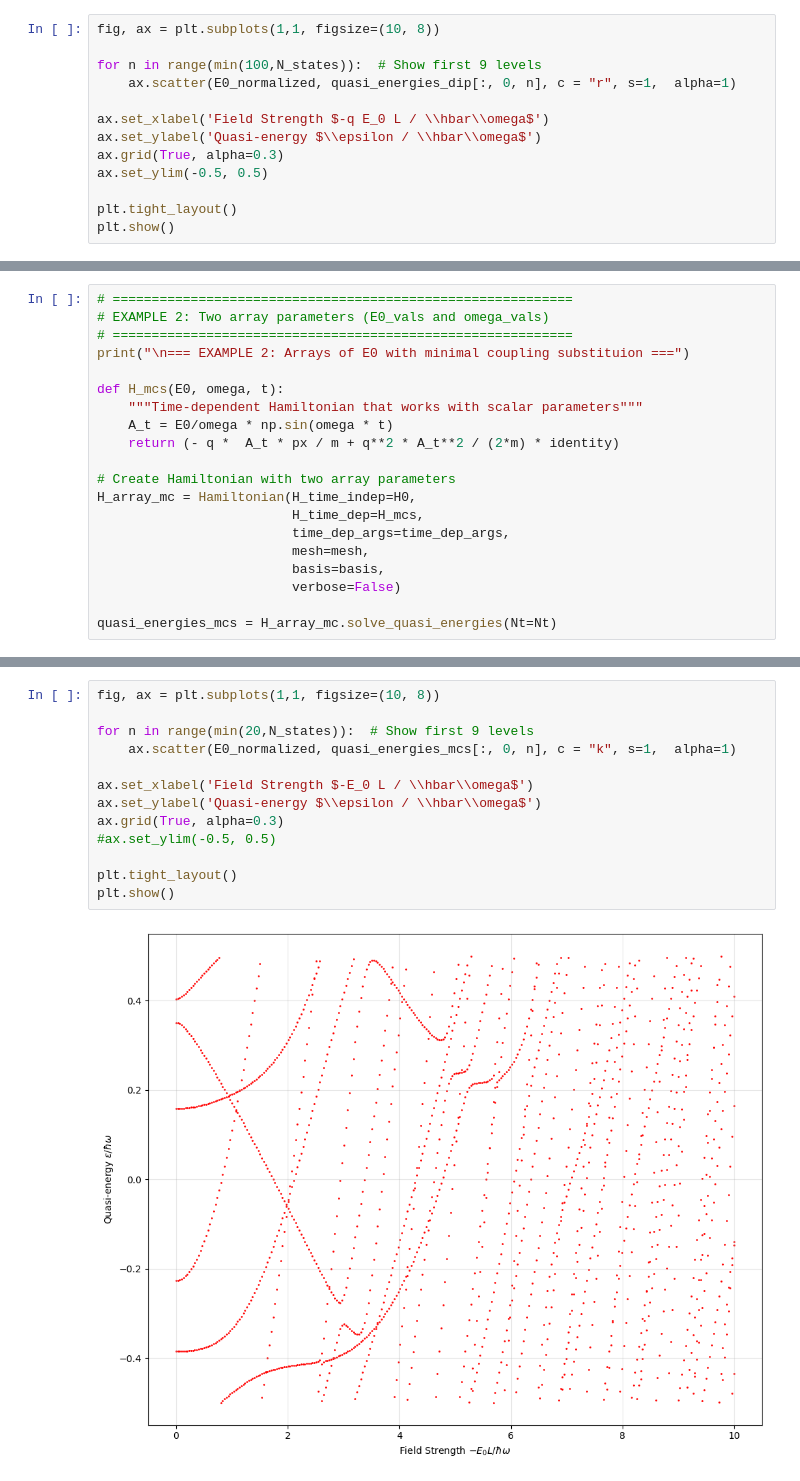
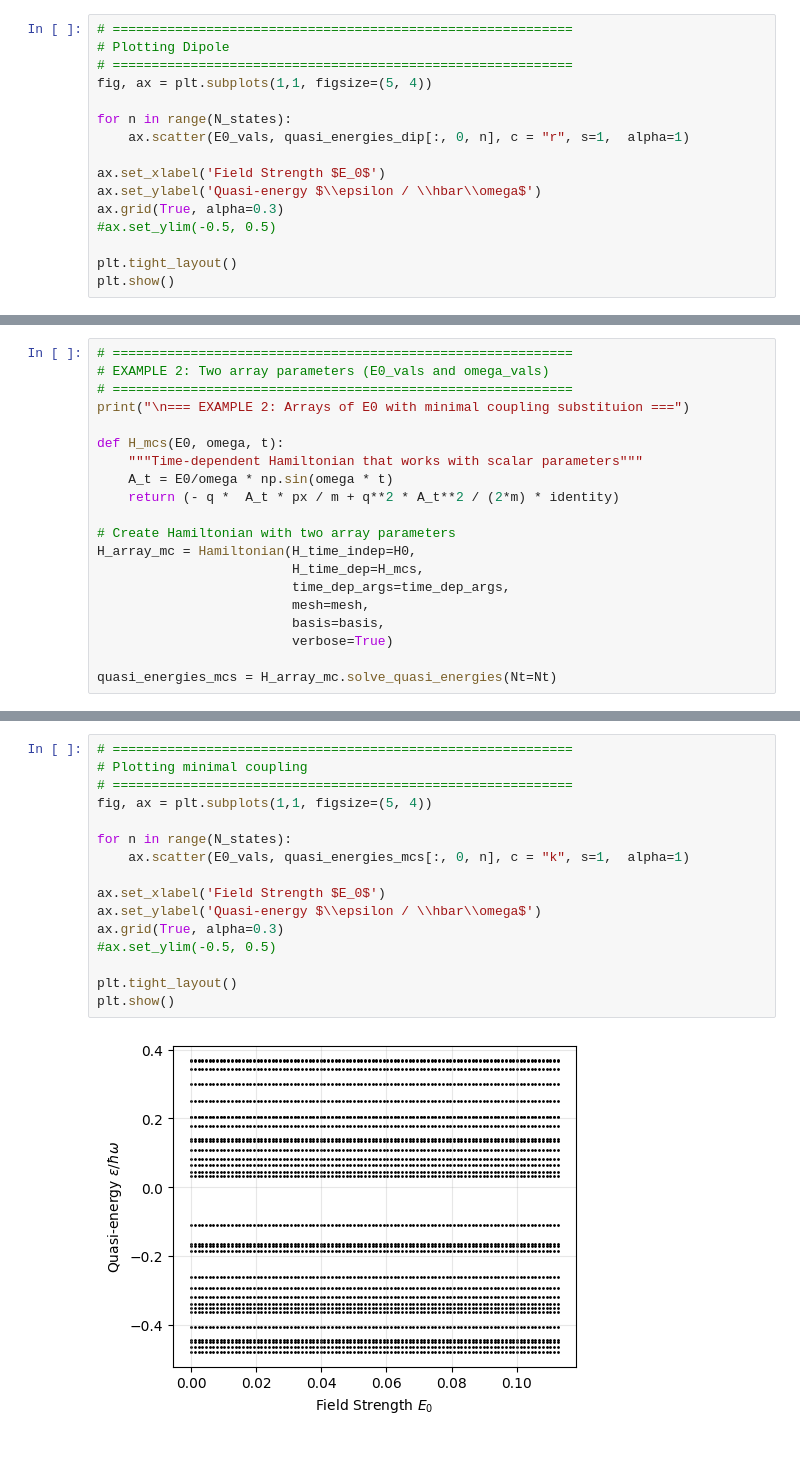
Before and after one commit to OtiDioti/numqt, a Jupyter notebook: Examples/time_dependent/tight_binding/infinite_well/1D_Infinite_Well.ipynb, the cells around one changed output, grey strips where cells are left out. Saved outputs shown, nothing was run; the diff lists cells and outputs as text; blank space fills up the shorter version.

```diff
--- a/Examples/time_dependent/tight_binding/infinite_well/1D_Infinite_Well.ipynb
+++ b/Examples/time_dependent/tight_binding/infinite_well/1D_Infinite_Well.ipynb
@@ -115,13 +109,16 @@ Parallel computation using all cores.
 # %%
-fig, ax = plt.subplots(1,1, figsize=(10, 8))
+# ===========================================================
+# Plotting Dipole
+# ===========================================================
+fig, ax = plt.subplots(1,1, figsize=(5, 4))
 
-for n in range(min(100,N_states)):  # Show first 9 levels
-    ax.scatter(E0_normalized, quasi_energies_dip[:, 0, n], c = "r", s=1,  alpha=1)
+for n in range(N_states):
+    ax.scatter(E0_vals, quasi_energies_dip[:, 0, n], c = "r", s=1,  alpha=1)
 
-ax.set_xlabel('Field Strength $-q E_0 L / \\hbar\\omega$')
+ax.set_xlabel('Field Strength $E_0$')
 ax.set_ylabel('Quasi-energy $\\epsilon / \\hbar\\omega$')
 ax.grid(True, alpha=0.3)
-ax.set_ylim(-0.5, 0.5)
+#ax.set_ylim(-0.5, 0.5)
 
 plt.tight_layout()
 plt.show()
@@ -144,7 +141,7 @@ H_array_mc = Hamiltonian(H_time_indep=H0,
                          time_dep_args=time_dep_args,
                          mesh=mesh,
                          basis=basis,
-                         verbose=False)
+                         verbose=True)
 
 quasi_energies_mcs = H_array_mc.solve_quasi_energies(Nt=Nt)
 # %% [output]
@@ -152,18 +163,21 @@ quasi_energies_mcs = H_array_mc.solve_quasi_energies(Nt=Nt)
 # %%
-fig, ax = plt.subplots(1,1, figsize=(10, 8))
+# ===========================================================
+# Plotting minimal coupling
+# ===========================================================
+fig, ax = plt.subplots(1,1, figsize=(5, 4))
 
-for n in range(min(20,N_states)):  # Show first 9 levels
-    ax.scatter(E0_normalized, quasi_energies_mcs[:, 0, n], c = "k", s=1,  alpha=1)
+for n in range(N_states):
+    ax.scatter(E0_vals, quasi_energies_mcs[:, 0, n], c = "k", s=1,  alpha=1)
 
-ax.set_xlabel('Field Strength $-E_0 L / \\hbar\\omega$')
+ax.set_xlabel('Field Strength $E_0$')
 ax.set_ylabel('Quasi-energy $\\epsilon / \\hbar\\omega$')
 ax.grid(True, alpha=0.3)
 #ax.set_ylim(-0.5, 0.5)
 
 plt.tight_layout()
 plt.show()
 # %% [output]
-[figure, old version]
+[figure, new version]
 # %%
 # ===========================================================
 # EXAMPLE 3: Mixed scalar and array parameters
```
Also changed, not shown: parts of 11 cells of this notebook, 5 other files.
